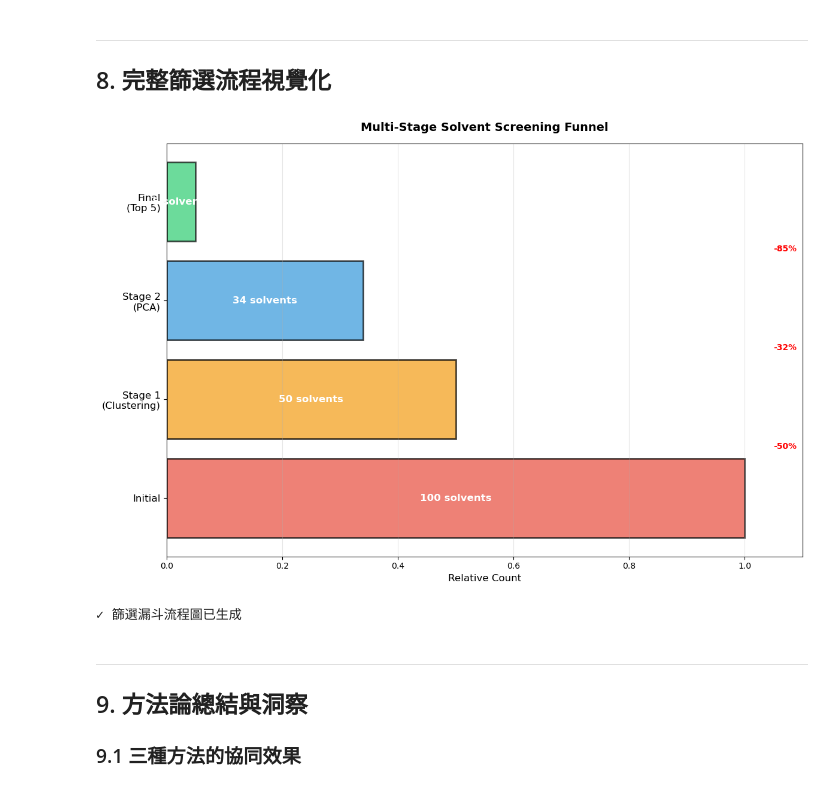
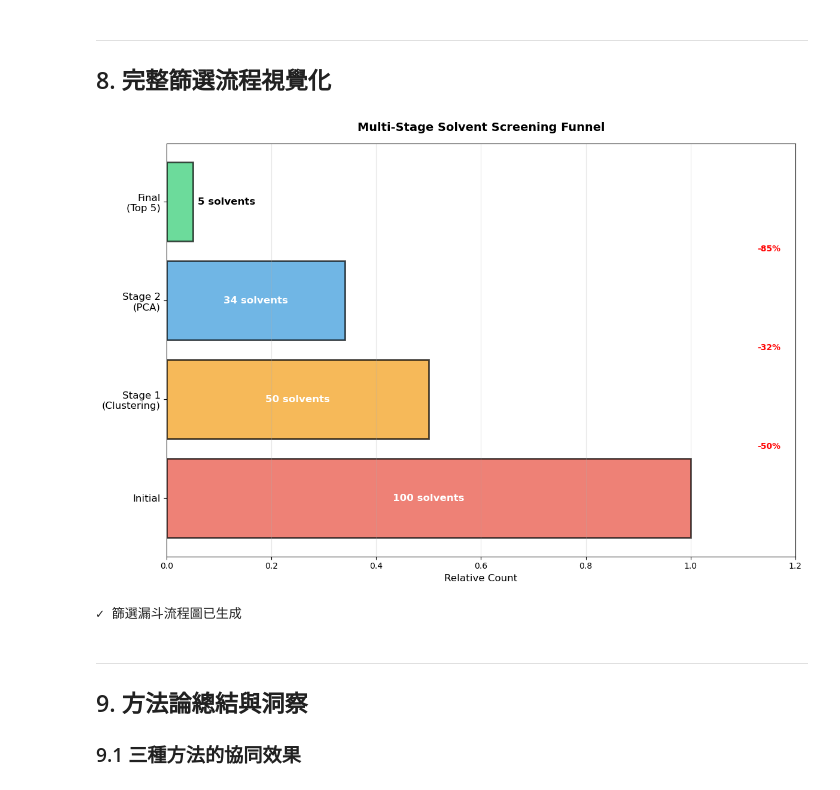
Before and after one commit to d9148408/ChemE-3590, a Jupyter notebook: Part_2/Unit09/Unit09_Solvent_Screening_Case_Study.ipynb, the cells around one changed output. Saved outputs shown, nothing was run; the diff lists cells and outputs as text; code cells hidden in the pictures.

```diff
--- a/Part_2/Unit09/Unit09_Solvent_Screening_Case_Study.ipynb
+++ b/Part_2/Unit09/Unit09_Solvent_Screening_Case_Study.ipynb
@@ -1051,45 +1168,54 @@ print("✓ 雷達圖已生成 (數值已標準化至 0-1，Toxicity 和 Cost 已
 ---
 ## 8. 完整篩選流程視覺化
 # %%
+
 # 繪製篩選漏斗流程圖
 fig, ax = plt.subplots(figsize=(12, 8))
 
 # 設定漏斗數據
 stages = ['Initial', 'Stage 1\n(Clustering)', 'Stage 2\n(PCA)', 'Final\n(Top 5)']
 counts = [len(df_solvents), len(df_stage1), len(df_stage2), 5]
 colors_funnel = ['#e74c3c', '#f39c12', '#3498db', '#2ecc71']
 
 # 繪製橫向漏斗
 y_positions = np.arange(len(stages))
 bar_widths = [count/max(counts) for count in counts]
 
 bars = ax.barh(y_positions, bar_widths, color=colors_funnel, alpha=0.7, edgecolor='black', linewidth=2)
 
-# 添加數量標籤
+# 添加數量標籤 (窄長條置於外側，寬長條置於內側)
+min_width_threshold = 0.15  # 低於此寬度的標籤放在外側
 for i, (bar, count) in enumerate(zip(bars, counts)):
-    ax.text(bar.get_width()/2, bar.get_y() + bar.get_height()/2,
-            f'{count} solvents', ha='center', va='center', fontsize=12, fontweight='bold', color='white')
+    bar_w = bar.get_width()
+    if bar_w < min_width_threshold:
+        # 窄長條: 標籤放在長條右側外
+        ax.text(bar_w + 0.01, bar.get_y() + bar.get_height()/2,
+                f'{count} solvents', ha='left', va='center', fontsize=12, fontweight='bold', color='black')
+    else:
+        # 寬長條: 標籤放在長條中間
+        ax.text(bar_w/2, bar.get_y() + bar.get_height()/2,
+                f'{count} solvents', ha='center', va='center', fontsize=12, fontweight='bold', color='white')
 
 ax.set_yticks(y_positions)
 ax.set_yticklabels(stages, fontsize=12)
 ax.set_xlabel('Relative Count', fontsize=12)
 ax.set_title('Multi-Stage Solvent Screening Funnel', fontsize=14, fontweight='bold', pad=15)
-ax.set_xlim(0, 1.1)
+ax.set_xlim(0, 1.2)
 ax.grid(True, alpha=0.3, axis='x')
 
 # 添加篩選率標註
 for i in range(len(counts)-1):
     reduction_rate = (counts[i] - counts[i+1]) / counts[i] * 100
-    ax.text(1.05, (y_positions[i] + y_positions[i+1])/2,
-            f'-{reduction_rate:.0f}%', fontsize=10, color='red', fontweight='bold')
+    ax.text(1.15, (y_positions[i] + y_positions[i+1])/2,
+            f'-{reduction_rate:.0f}%', fontsize=10, color='red', fontweight='bold', ha='center')
 
 plt.tight_layout()
 plt.savefig(FIG_DIR / 'screening_funnel.png', dpi=150, bbox_inches='tight')
 plt.show()
 
 print("✓ 篩選漏斗流程圖已生成")
 # %% [output]
-[figure, old version]
+[figure, new version]
 ✓ 篩選漏斗流程圖已生成
 # %% [markdown]
 ---
```
Also changed, not shown: parts of 17 cells of this notebook, 4 other files.
